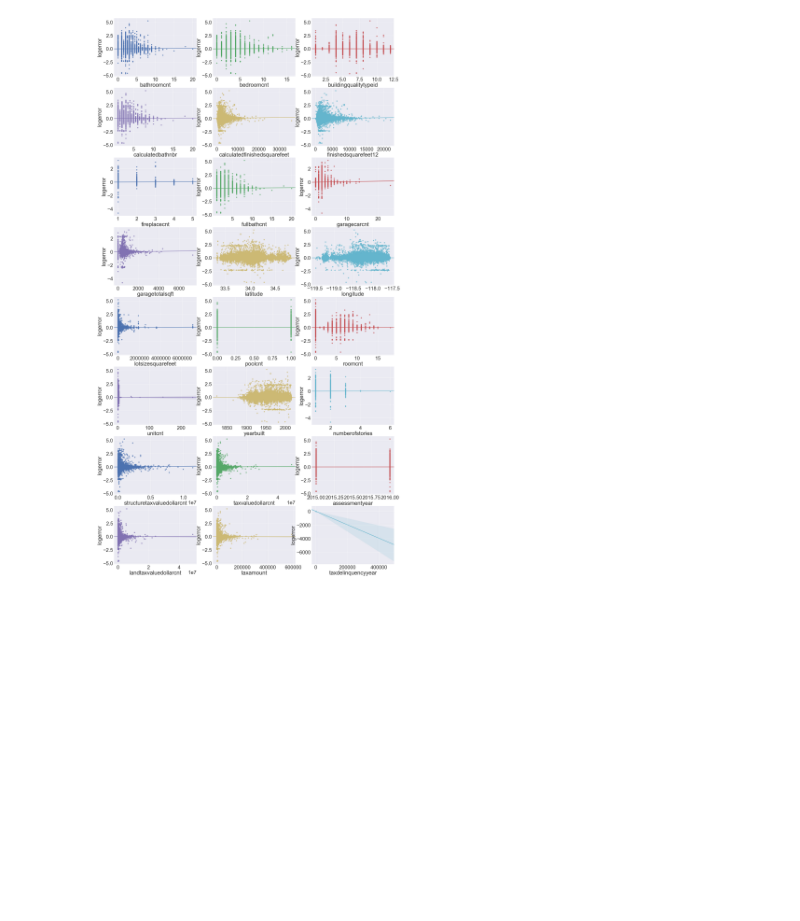
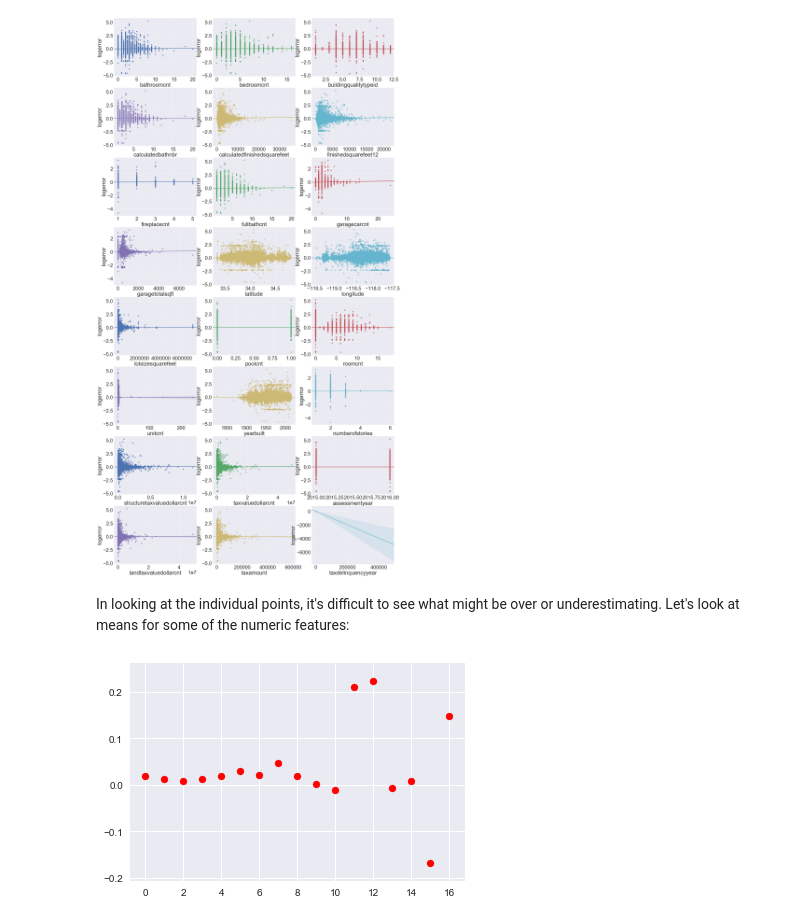
Before and after one commit to erstrong/INFO-7390-ADS-Fall-17-TeamNo., a Jupyter notebook: Mid-Term/Part1-EDA/Part 1 Exploratory Data Analysis.ipynb, the cells around one changed output. Drawn from its saved outputs; the diff is of its cells as text; code cells hidden in the pictures; blank space fills up the shorter version.

```diff
--- a/Mid-Term/Part1-EDA/Part 1 Exploratory Data Analysis.ipynb
+++ b/Mid-Term/Part1-EDA/Part 1 Exploratory Data Analysis.ipynb
@@ -704,3 +704,11 @@ for i, ax in enumerate(fig.axes):
 plt.show()
 # %% [output]
 [figure]
+# %% [markdown]
+In looking at the individual points, it's difficult to see what might be over or underestimating. Let's look at means for some of the numeric features:
+# %%
+berm = df_total.groupby('bedroomcnt')['logerror'].mean()
+plt.scatter(berm.index, berm, c="r")
+plt.show()
+# %% [output]
+[figure, added]
```
Also changed, not shown: parts of 13 cells of this notebook, 8 other files.
